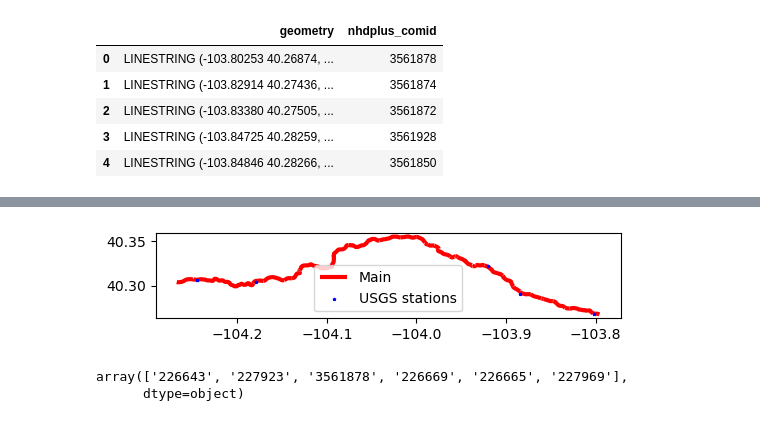
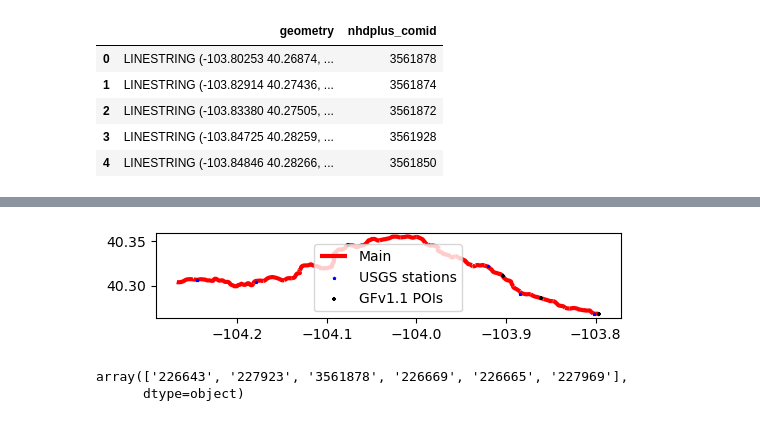
Before and after one commit to rmcd-mscb/onhm2thredds, a Jupyter notebook: notebook/getnhm_segment.ipynb, the cells around one changed output, grey strips where cells are left out. Cells and saved outputs as stored; diff of their text form; code cells hidden in the pictures.

Commit message:
new nldi notebook: :

```diff
--- a/notebook/getnhm_segment.ipynb
+++ b/notebook/getnhm_segment.ipynb
@@ -147,6 +149,12 @@ nldi_st_all = NLDI().navigate_byid(fsource="nwissite",
                              navigation="upstreamMain",
                              source="nwissite",
                              distance=50)
+
+ndli_POI_all =  NLDI().navigate_byid(fsource="nwissite",
+                             fid=f"USGS-{gage_id}",
+                             navigation="upstreamMain",
+                             source="gfv11_pois",
+                             distance=50)
 # %%
 nldi_flw_main.head()
 # %% [output]
@@ -168,15 +184,16 @@ nldi_st_all.head()
 # %%
 ax = nldi_flw_main.plot(
     lw=3, color="r", zorder=2, label="Main"
 )
 nldi_st_all.plot(
     ax = ax, label="USGS stations", marker="*", markersize=3, zorder=4, color="b"
 )
+ndli_POI_all.plot(ax = ax, label="GFv1.1 POIs", marker="+", markersize=12, zorder=5, color="black")
 ax.legend(loc="best")
 ax.set_aspect("equal")
 ax.figure.set_dpi(100)
 # %% [output]
-[figure, old version]
+[figure, new version]
 # %%
 nldi_st_all.comid.values
 # %% [output]
```
Also changed, not shown: parts of 3 cells of this notebook, 1 other file.
